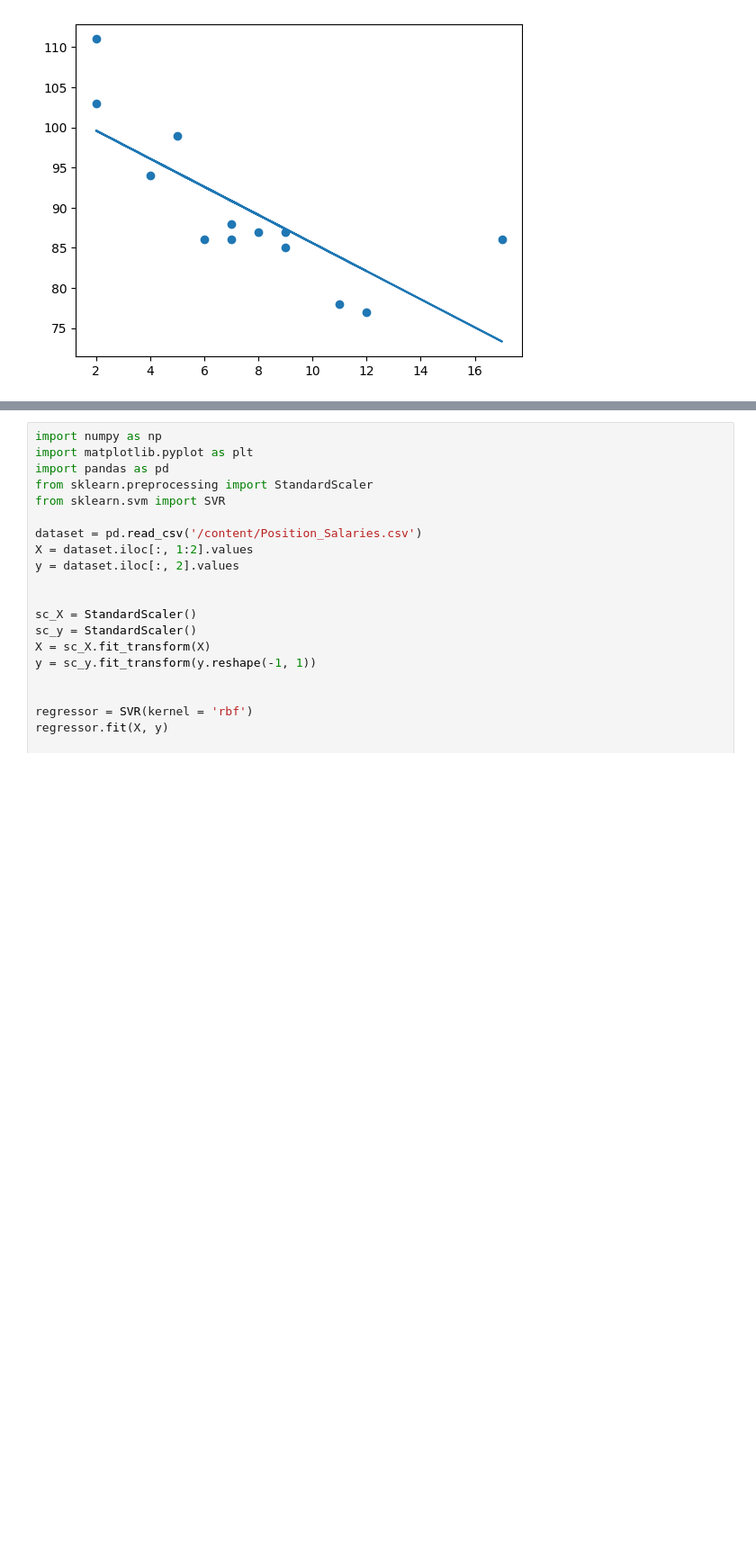
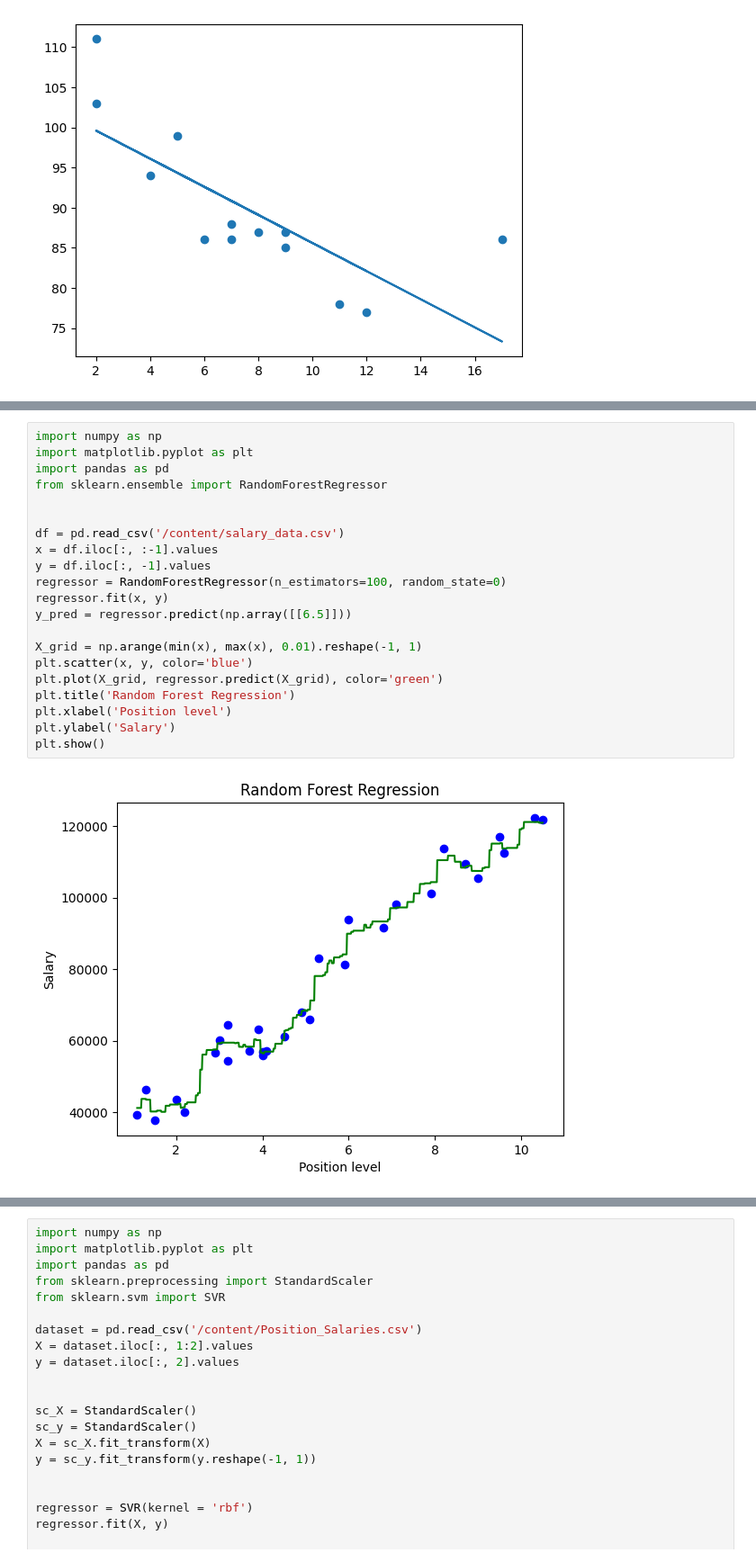
Before and after one commit to chinmayhandi/chinmay, a Jupyter notebook: AIML_Lab_Exercise.ipynb, the cells around one changed output, grey strips where cells are left out. Shown at 90% size. Cells and saved outputs as stored; diff of their text form; blank space fills up the shorter version.

```diff
--- a/AIML_Lab_Exercise.ipynb
+++ b/AIML_Lab_Exercise.ipynb
@@ -3533,0 +3577,23 @@ plt.show()
+# %%
+import numpy as np
+import matplotlib.pyplot as plt
+import pandas as pd
+from sklearn.ensemble import RandomForestRegressor
+
+
+df = pd.read_csv('/content/salary_data.csv')
+x = df.iloc[:, :-1].values
+y = df.iloc[:, -1].values
+regressor = RandomForestRegressor(n_estimators=100, random_state=0)
+regressor.fit(x, y)
+y_pred = regressor.predict(np.array([[6.5]]))
+
+X_grid = np.arange(min(x), max(x), 0.01).reshape(-1, 1)
+plt.scatter(x, y, color='blue')
+plt.plot(X_grid, regressor.predict(X_grid), color='green')
+plt.title('Random Forest Regression')
+plt.xlabel('Position level')
+plt.ylabel('Salary')
+plt.show()
+# %% [output]
+[figure, added]
```
Also changed, not shown: parts of 10 cells of this notebook.
